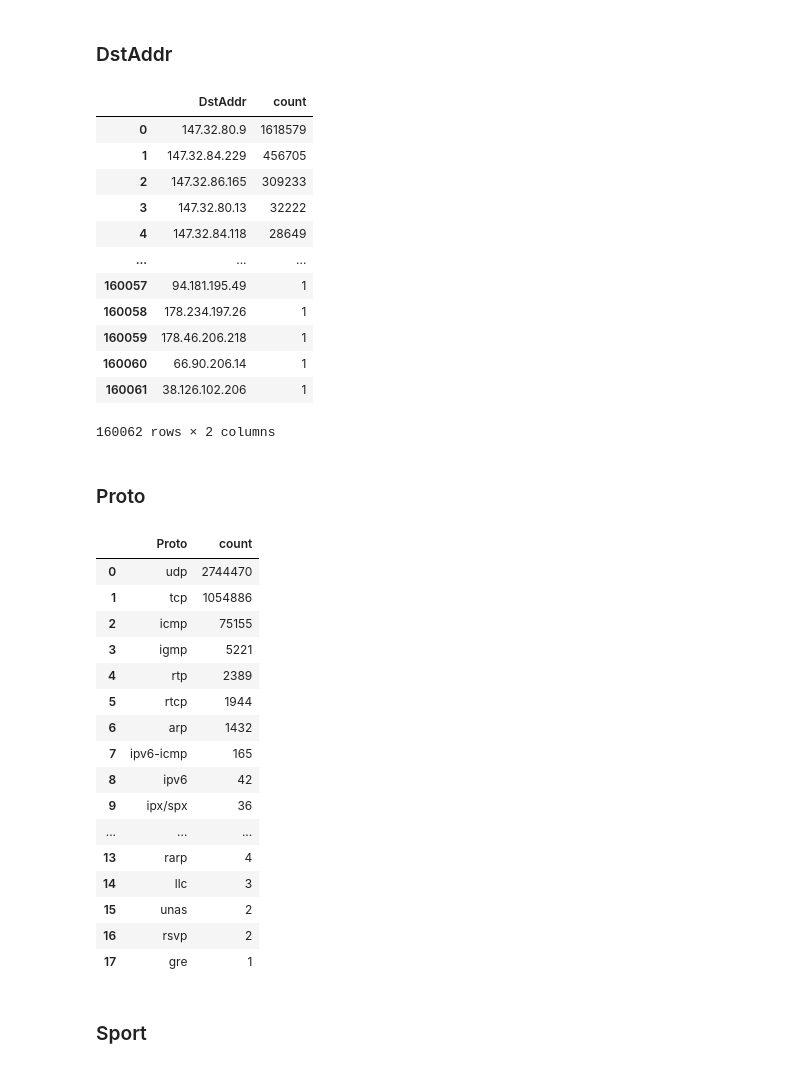
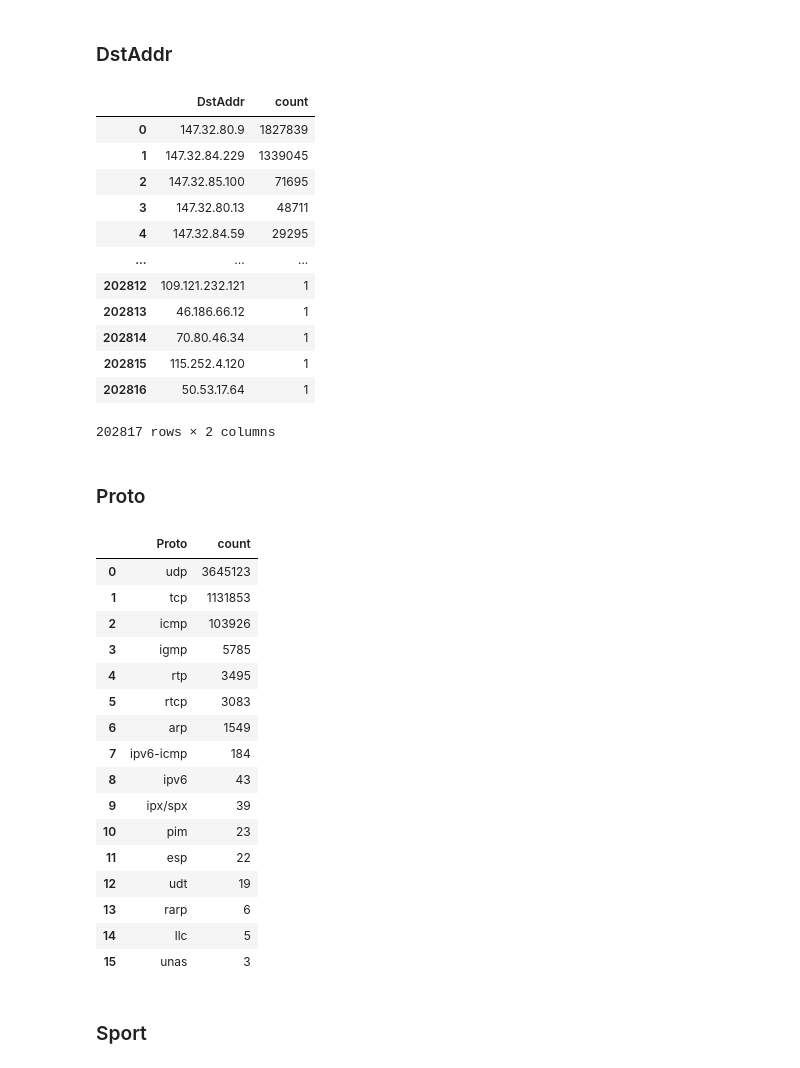
Before and after one commit to azhar416/paper-kbj, a Jupyter notebook: DataPreProcessing_Sensor1.ipynb, the cells around one changed output. Drawn from its saved outputs; the diff is of its cells as text; code cells hidden in the pictures.

```diff
--- a/DataPreProcessing.ipynb
+++ b/DataPreProcessing_Sensor1.ipynb
@@ -19,7 +19,7 @@ import os
 # %%
 dataset_dir = './Dataset/NCC-2 Dataset Simultaneous Botnet Dataset/'
 sensor1_path = dataset_dir + 'sensor1/'
-sensor2_path = dataset_dir + 'sensor2/'
-sensor3_path = dataset_dir + 'sensor3/'
+sensor1_path = dataset_dir + 'sensor1/'
+sensor1_path = dataset_dir + 'sensor1/'
 allsensor_path = dataset_dir + 'all-sensors/'
 # %%
@@ -38,4 +38,4 @@ os.listdir(sensor3_path)
 # %%
 # df1 -> all, df2 -> botnet only, df3 -> normal only
-df = pd.read_csv(sensor3_path + 'sensor3.binetflow')
+sensor1 = pd.read_csv(sensor1_path + 'sensor1.binetflow')
 # %%
@@ -203,43 +203,43 @@ pd.DataFrame(df['SrcAddr'].value_counts()).reset_index()
 # %% [markdown]
 ### DstAddr
 # %%
-pd.DataFrame(df['DstAddr'].value_counts()).reset_index()
+pd.DataFrame(sensor1['DstAddr'].value_counts()).reset_index()
 # %% [output]
 |  | DstAddr | count |
-| 0 | 147.32.80.9 | 1618579 |
-| 1 | 147.32.84.229 | 456705 |
-| 2 | 147.32.86.165 | 309233 |
-| 3 | 147.32.80.13 | 32222 |
-| 4 | 147.32.84.118 | 28649 |
+| 0 | 147.32.80.9 | 1827839 |
+| 1 | 147.32.84.229 | 1339045 |
+| 2 | 147.32.85.100 | 71695 |
+| 3 | 147.32.80.13 | 48711 |
+| 4 | 147.32.84.59 | 29295 |
 | ... | ... | ... |
-| 160057 | 94.181.195.49 | 1 |
-| 160058 | 178.234.197.26 | 1 |
-| 160059 | 178.46.206.218 | 1 |
-| 160060 | 66.90.206.14 | 1 |
-| 160061 | 38.126.102.206 | 1 |
+| 202812 | 109.121.232.121 | 1 |
+| 202813 | 46.186.66.12 | 1 |
+| 202814 | 70.80.46.34 | 1 |
+| 202815 | 115.252.4.120 | 1 |
+| 202816 | 50.53.17.64 | 1 |
-160062 rows × 2 columns
+202817 rows × 2 columns
 # %% [markdown]
 ### Proto
 # %%
-pd.DataFrame(df['Proto'].value_counts()).reset_index()
+pd.DataFrame(sensor1['Proto'].value_counts()).reset_index()
 # %% [output]
 |  | Proto | count |
-| 0 | udp | 2744470 |
-| 1 | tcp | 1054886 |
-| 2 | icmp | 75155 |
-| 3 | igmp | 5221 |
-| 4 | rtp | 2389 |
-| 5 | rtcp | 1944 |
-| 6 | arp | 1432 |
-| 7 | ipv6-icmp | 165 |
-| 8 | ipv6 | 42 |
-| 9 | ipx/spx | 36 |
-| ... | ... | ... |
-| 13 | rarp | 4 |
-| 14 | llc | 3 |
-| 15 | unas | 2 |
-| 16 | rsvp | 2 |
-| 17 | gre | 1 |
+| 0 | udp | 3645123 |
+| 1 | tcp | 1131853 |
+| 2 | icmp | 103926 |
+| 3 | igmp | 5785 |
+| 4 | rtp | 3495 |
+| 5 | rtcp | 3083 |
+| 6 | arp | 1549 |
+| 7 | ipv6-icmp | 184 |
+| 8 | ipv6 | 43 |
+| 9 | ipx/spx | 39 |
+| 10 | pim | 23 |
+| 11 | esp | 22 |
+| 12 | udt | 19 |
+| 13 | rarp | 6 |
+| 14 | llc | 5 |
+| 15 | unas | 3 |
 # %% [markdown]
 ### Sport
 # %%
```
Also changed, not shown: parts of 84 cells of this notebook, 3 other files.
